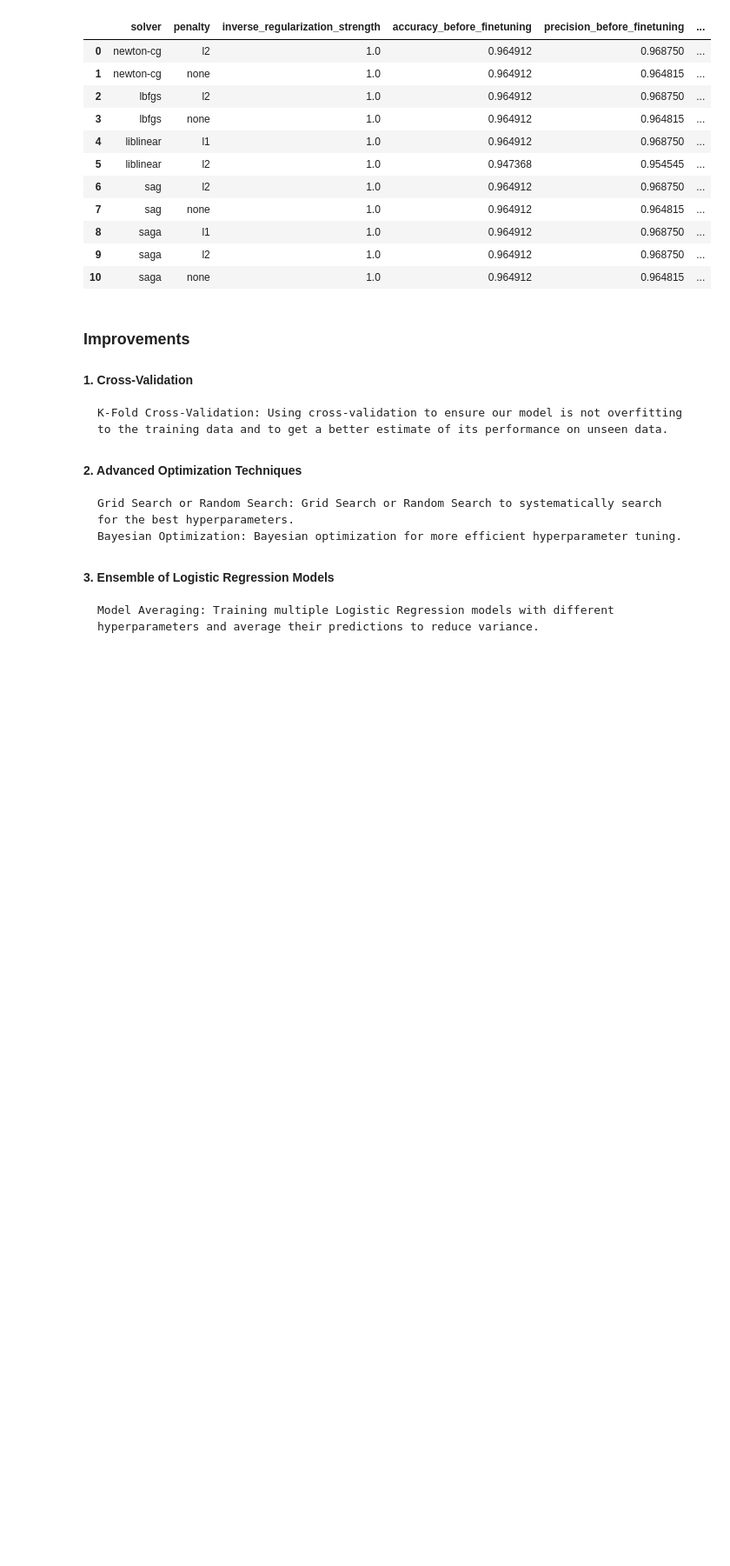
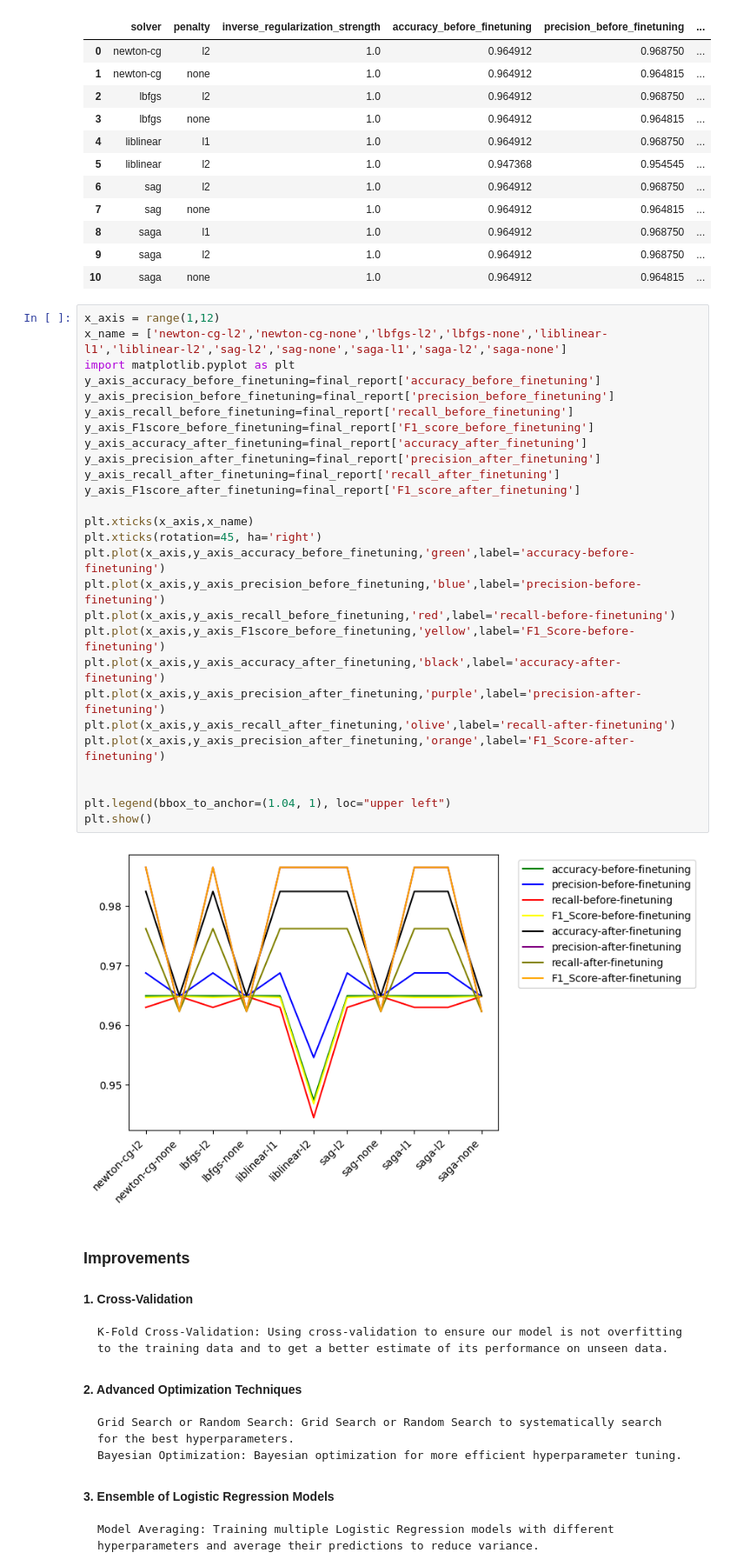
Before and after one commit to FardeenCODEIIEST/MachineLearningLab-CS-4172-, a Jupyter notebook: Assignment02/Assignment02.ipynb, the cells around one changed output. Shown at 87% size. Cells and saved outputs as stored; diff of their text form; blank space fills up the shorter version.

```diff
--- a/Assignment02/Assignment02.ipynb
+++ b/Assignment02/Assignment02.ipynb
@@ -355,6 +355,35 @@ final_report
 | 8 | saga | l1 | 1.0 | 0.964912 | 0.968750 | ... |
 | 9 | saga | l2 | 1.0 | 0.964912 | 0.968750 | ... |
 | 10 | saga | none | 1.0 | 0.964912 | 0.964815 | ... |
+# %%
+x_axis = range(1,12)
+x_name = ['newton-cg-l2','newton-cg-none','lbfgs-l2','lbfgs-none','liblinear-l1','liblinear-l2','sag-l2','sag-none','saga-l1','saga-l2','saga-none']
+import matplotlib.pyplot as plt
+y_axis_accuracy_before_finetuning=final_report['accuracy_before_finetuning']
+y_axis_precision_before_finetuning=final_report['precision_before_finetuning']
+y_axis_recall_before_finetuning=final_report['recall_before_finetuning']
+y_axis_F1score_before_finetuning=final_report['F1_score_before_finetuning']
+y_axis_accuracy_after_finetuning=final_report['accuracy_after_finetuning']
+y_axis_precision_after_finetuning=final_report['precision_after_finetuning']
+y_axis_recall_after_finetuning=final_report['recall_after_finetuning']
+y_axis_F1score_after_finetuning=final_report['F1_score_after_finetuning']
+
+plt.xticks(x_axis,x_name)
+plt.xticks(rotation=45, ha='right')
+plt.plot(x_axis,y_axis_accuracy_before_finetuning,'green',label='accuracy-before-finetuning')
+plt.plot(x_axis,y_axis_precision_before_finetuning,'blue',label='precision-before-finetuning')
+plt.plot(x_axis,y_axis_recall_before_finetuning,'red',label='recall-before-finetuning')
+plt.plot(x_axis,y_axis_F1score_before_finetuning,'yellow',label='F1_Score-before-finetuning')
+plt.plot(x_axis,y_axis_accuracy_after_finetuning,'black',label='accuracy-after-finetuning')
+plt.plot(x_axis,y_axis_precision_after_finetuning,'purple',label='precision-after-finetuning')
+plt.plot(x_axis,y_axis_recall_after_finetuning,'olive',label='recall-after-finetuning')
+plt.plot(x_axis,y_axis_precision_after_finetuning,'orange',label='F1_Score-after-finetuning')
+
+
+plt.legend(bbox_to_anchor=(1.04, 1), loc="upper left")
+plt.show()
+# %% [output]
+[figure, added]
 # %% [markdown]
 ### Improvements
 #### 1. Cross-Validation
```
Also changed, not shown: 2 other files.
